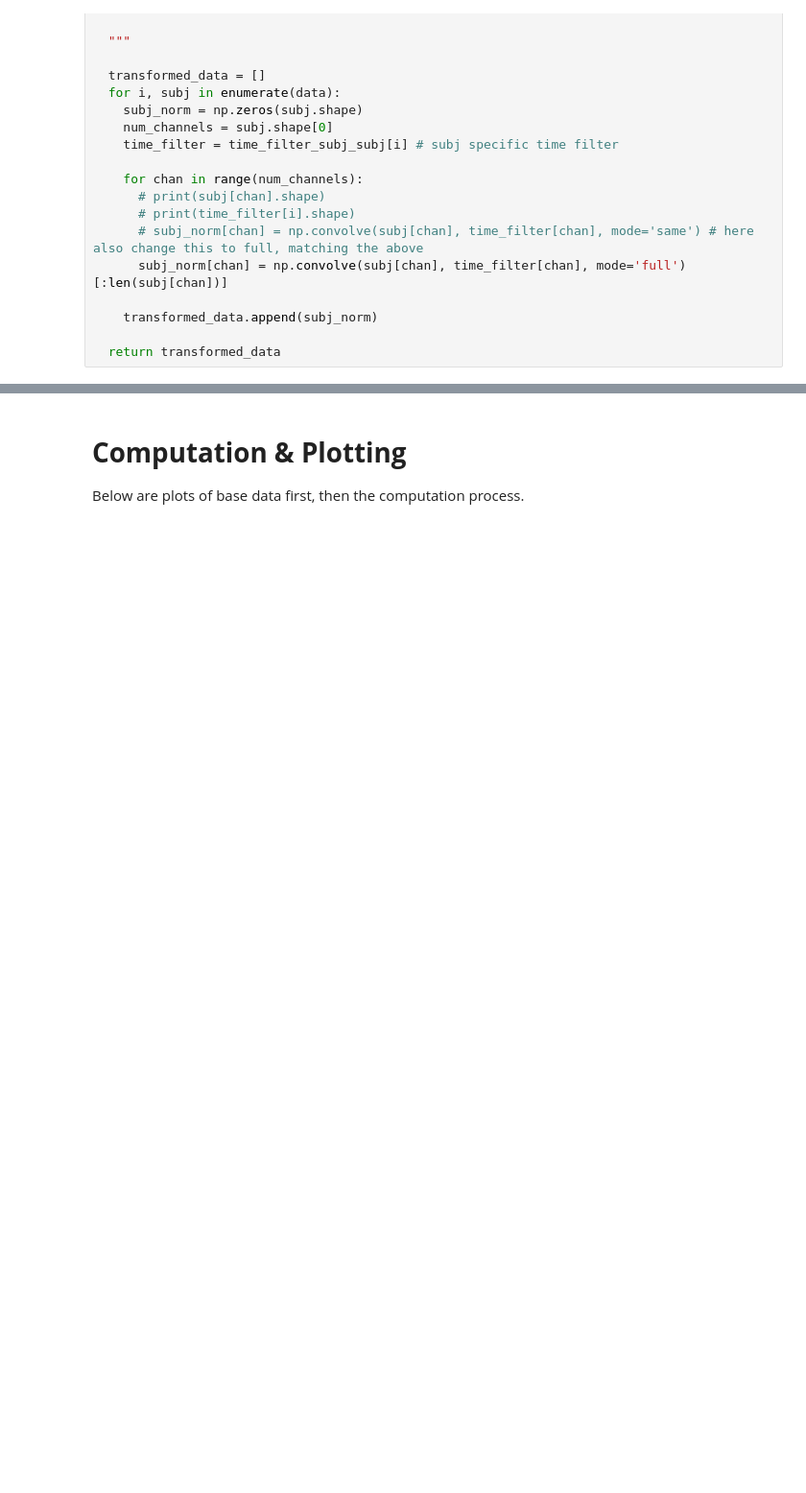
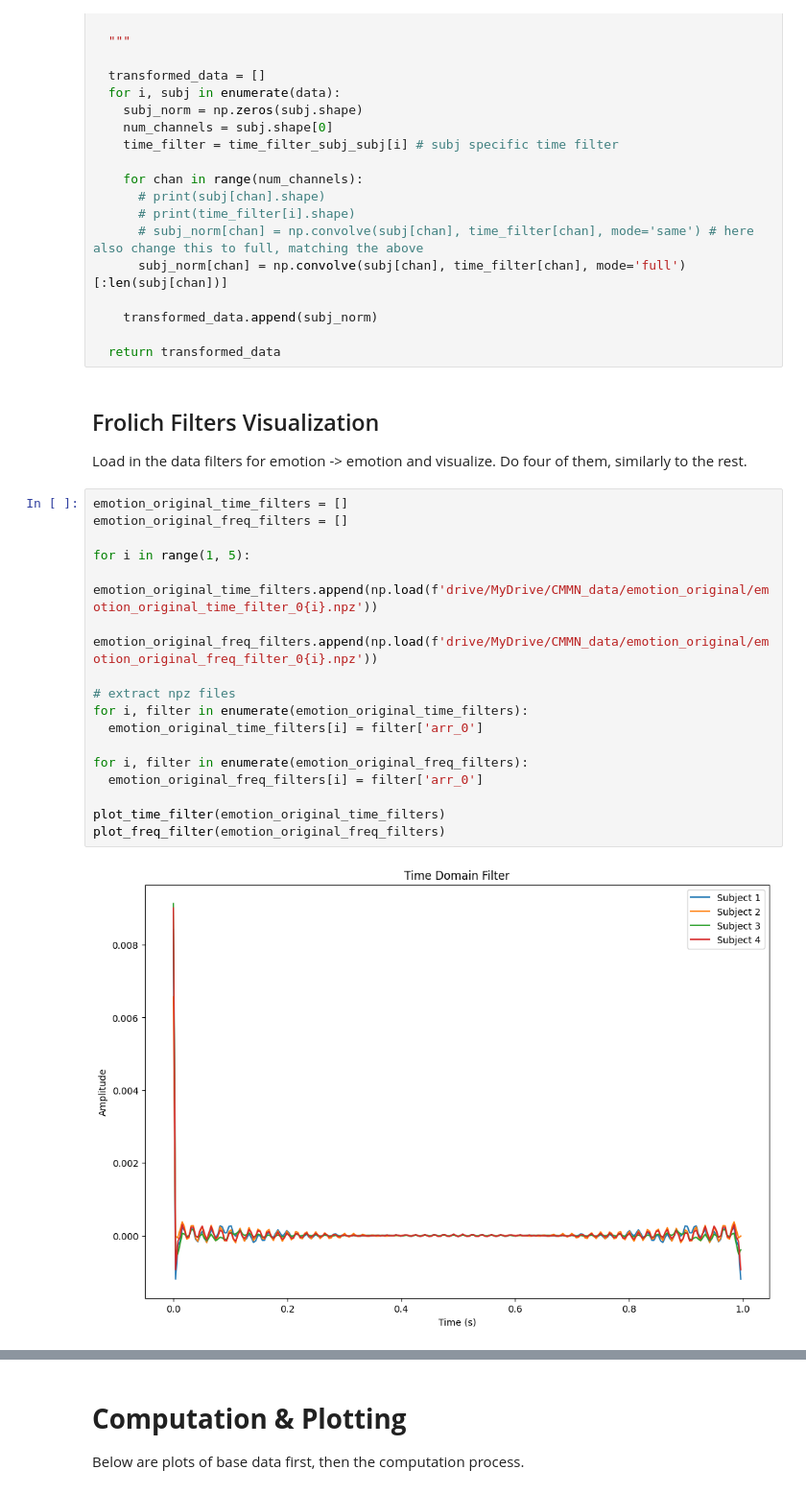
Before and after one commit to cniel-ud/ICWaves, a Jupyter notebook: notebooks/CMMN_gdrive.ipynb, the cells around one changed output, grey strips where cells are left out. Shown at 96% size. Drawn from its saved outputs; the diff is of its cells as text; blank space fills up the shorter version.

```diff
--- a/notebooks/CMMN_gdrive.ipynb
+++ b/notebooks/CMMN_gdrive.ipynb
@@ -525,3 +532,26 @@ def transform_data_subj_subj(data, time_filter_subj_subj):
     transformed_data.append(subj_norm)
 
   return transformed_data
+# %% [markdown]
+## Frolich Filters Visualization
+
+Load in the data filters for emotion -> emotion and visualize. Do four of them, similarly to the rest.
+# %%
+emotion_original_time_filters = []
+emotion_original_freq_filters = []
+
+for i in range(1, 5):
+  emotion_original_time_filters.append(np.load(f'drive/MyDrive/CMMN_data/emotion_original/emotion_original_time_filter_0{i}.npz'))
+  emotion_original_freq_filters.append(np.load(f'drive/MyDrive/CMMN_data/emotion_original/emotion_original_freq_filter_0{i}.npz'))
+
+# extract npz files
+for i, filter in enumerate(emotion_original_time_filters):
+  emotion_original_time_filters[i] = filter['arr_0']
+
+for i, filter in enumerate(emotion_original_freq_filters):
+  emotion_original_freq_filters[i] = filter['arr_0']
+
+plot_time_filter(emotion_original_time_filters)
+plot_freq_filter(emotion_original_freq_filters)
+# %% [output]
+[figure, added]
```
Also changed, not shown: parts of 3 cells of this notebook, 1 other file.
